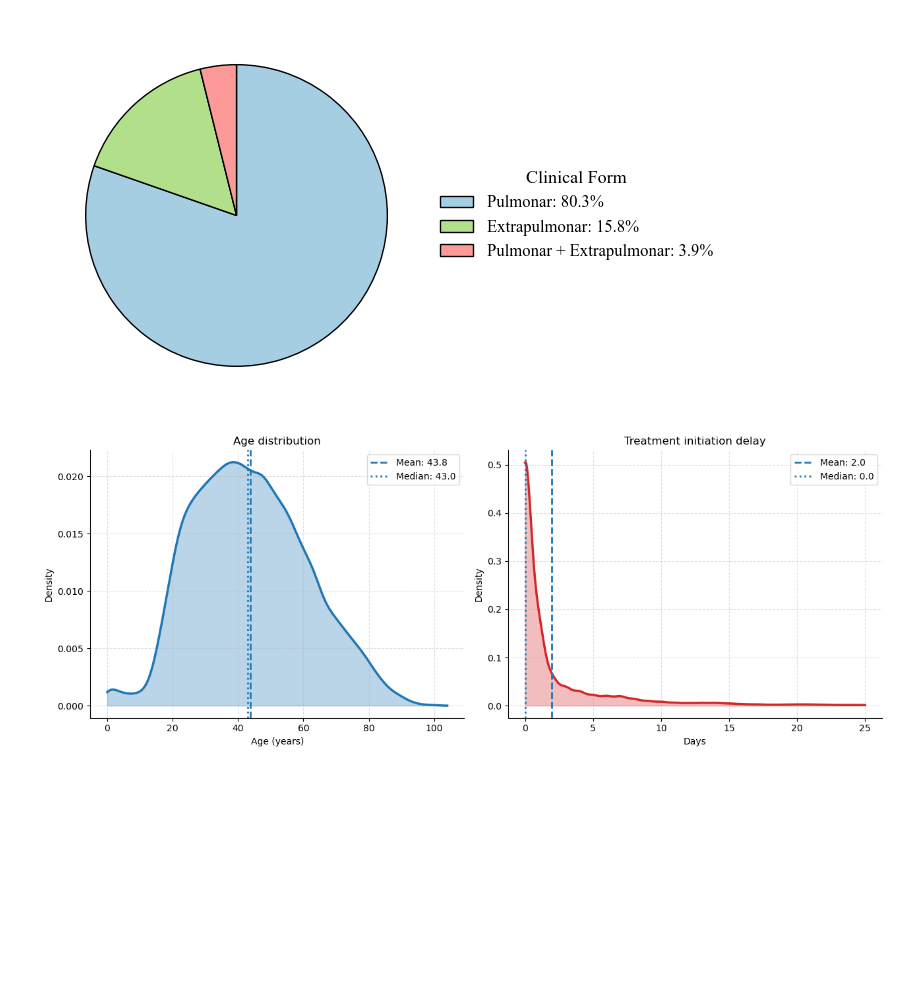
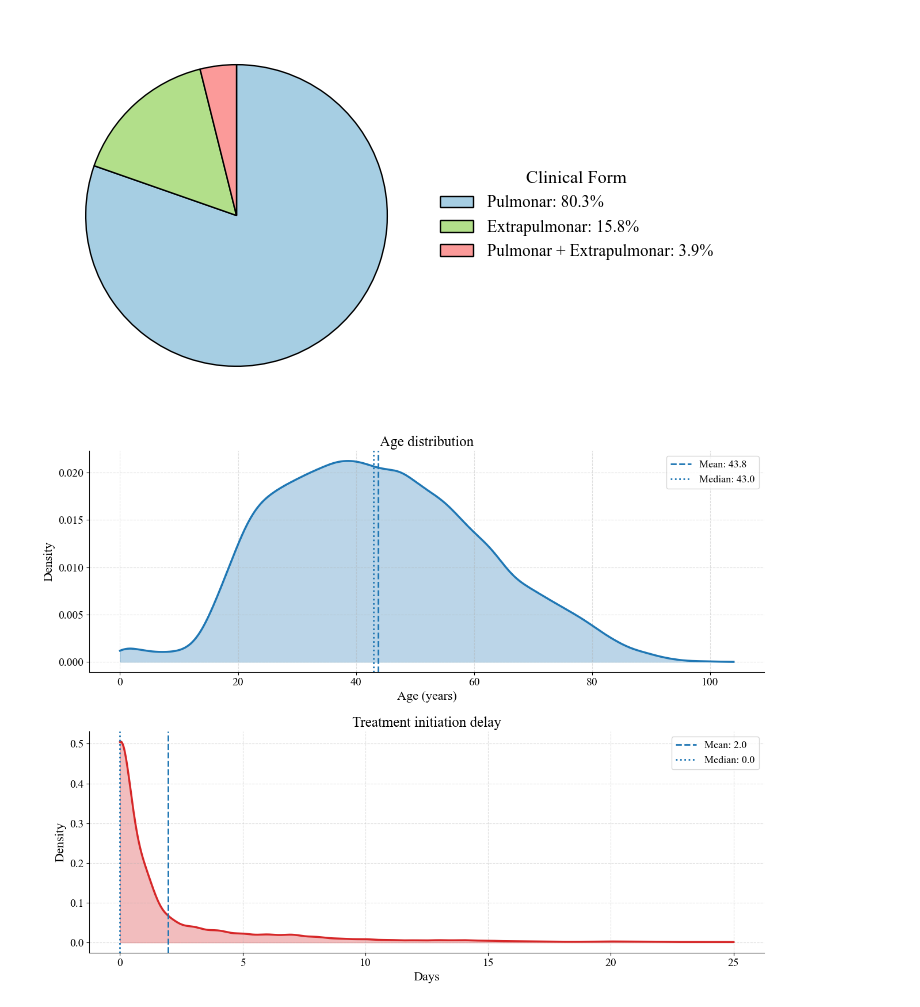
Before and after one commit to hbizu/tb-outcome-classification-brazil, a Jupyter notebook: data_analysis.ipynb, the cells around one changed output. Cells and saved outputs as stored; diff of their text form; code cells hidden in the pictures; blank space fills up the shorter version.

```diff
--- a/data_analysis.ipynb
+++ b/data_analysis.ipynb
@@ -614,6 +614,16 @@ import numpy as np
 import matplotlib.pyplot as plt
 from scipy.stats import gaussian_kde
 import unidecode
+
+plt.rcParams.update({
+    "font.family": "Times New Roman",
+    "font.size": 16,
+    "axes.titlesize": 18,
+    "axes.labelsize": 16,
+    "xtick.labelsize": 14,
+    "ytick.labelsize": 14,
+    "legend.fontsize": 13
+})
 
 df = pd.read_excel('dados_tuberculose_mg.xlsx')
 
@@ -625,7 +635,8 @@ def limpar_texto(x):
     x = x.replace(" ", "_")
     return x
 
-colunas_categoricas = df.select_dtypes(include=["object"]).columns
+colunas_categoricas = df.select_dtypes(include=["object", "string"]).columns
+
 for col in colunas_categoricas:
     df[col] = df[col].apply(limpar_texto)
 
@@ -640,7 +651,6 @@ df["tempo_inicio_trat"] = (df["DT_INIC_TR"] - df["DT_DIAG"]).dt.days
 df = df.drop_duplicates()
 df = df[df["tempo_inicio_trat"].notna()]
 df = df[df["tempo_inicio_trat"] >= 0]
-
 df = df[df["tempo_inicio_trat"] <= 25]
 
 age = df["NU_IDADE_N"].dropna()
@@ -649,7 +659,7 @@ treatment_delay = df["tempo_inicio_trat"]
 color_age = "#1f77b4"
 color_delay = "#d62728"
 
-fig, axes = plt.subplots(1, 2, figsize=(13, 5))
+fig, axes = plt.subplots(2, 1, figsize=(13, 10))
 
 x_age = np.linspace(age.min(), age.max(), 1000)
 kde_age = gaussian_kde(age)
@@ -662,31 +672,32 @@ axes[0].axvline(age.median(), linestyle=":", linewidth=2, label=f"Median: {age.m
 
 axes[0].set_title("Age distribution")
 axes[0].set_xlabel("Age (years)")
 axes[0].set_ylabel("Density")
 axes[0].legend()
 
 x_delay = np.linspace(treatment_delay.min(), treatment_delay.max(), 1000)
 kde_delay = gaussian_kde(treatment_delay)
 
 axes[1].plot(x_delay, kde_delay(x_delay), color=color_delay, linewidth=2.5)
 axes[1].fill_between(x_delay, kde_delay(x_delay), color=color_delay, alpha=0.3)
 
 axes[1].axvline(treatment_delay.mean(), linestyle="--", linewidth=2,
                 label=f"Mean: {treatment_delay.mean():.1f}")
 axes[1].axvline(treatment_delay.median(), linestyle=":", linewidth=2,
                 label=f"Median: {treatment_delay.median():.1f}")
 
 axes[1].set_title("Treatment initiation delay")
 axes[1].set_xlabel("Days")
 axes[1].set_ylabel("Density")
 axes[1].legend()
 
 for ax in axes:
     ax.grid(True, linestyle='--', alpha=0.4)
     ax.spines['top'].set_visible(False)
     ax.spines['right'].set_visible(False)
 
 plt.tight_layout()
+plt.savefig("probability_density_function.pdf", dpi=300)
 plt.show()
 # %% [output]
-[figure, old version]
+[figure, new version]
```
Also changed, not shown: 2 other files.
